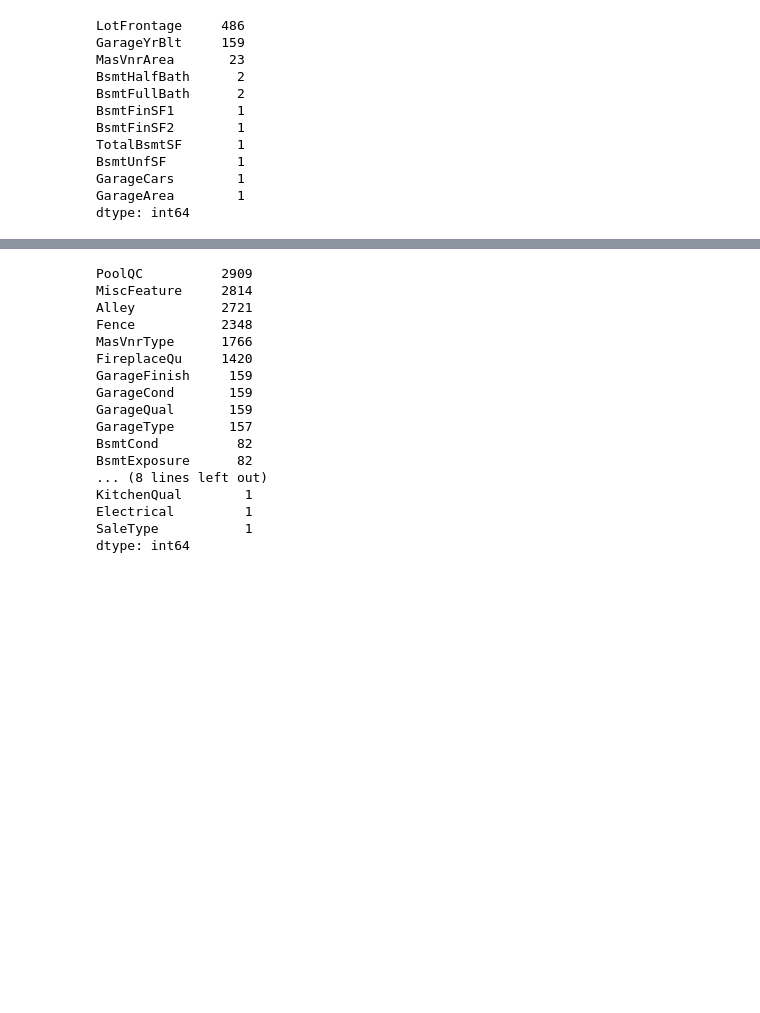
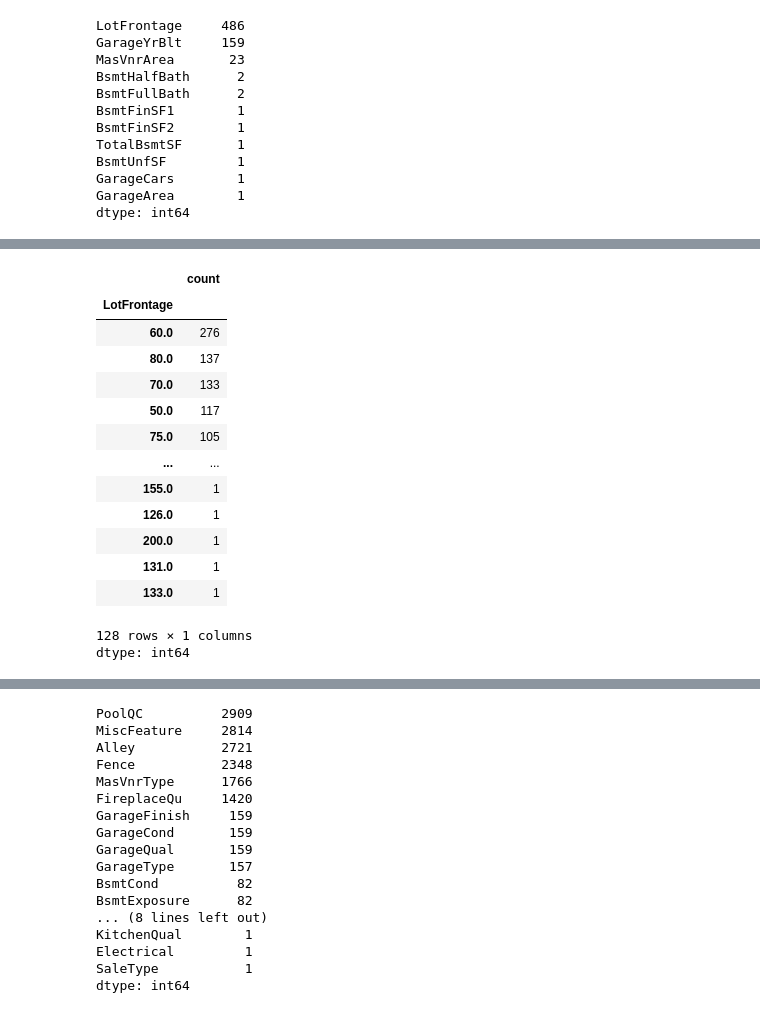
Before and after one commit to Yashtiii/Predicting-house-market-trend, a Jupyter notebook: house_market_trend.ipynb, the cells around one changed output, grey strips where cells are left out. Saved outputs shown, nothing was run; the diff lists cells and outputs as text; code cells hidden in the pictures; blank space fills up the shorter version.

```diff
--- a/house_market_trend.ipynb
+++ b/house_market_trend.ipynb
@@ -400,0 +427,18 @@ dtype: int64
+# %%
+all_data['LotFrontage'].value_counts()
+# %% [output]
+|  | count |
+| LotFrontage |  |
+| 60.0 | 276 |
+| 80.0 | 137 |
+| 70.0 | 133 |
+| 50.0 | 117 |
+| 75.0 | 105 |
+| ... | ... |
+| 155.0 | 1 |
+| 126.0 | 1 |
+| 200.0 | 1 |
+| 131.0 | 1 |
+| 133.0 | 1 |
+128 rows × 1 columns
+dtype: int64
```
Also changed, not shown: parts of 6 cells of this notebook.
